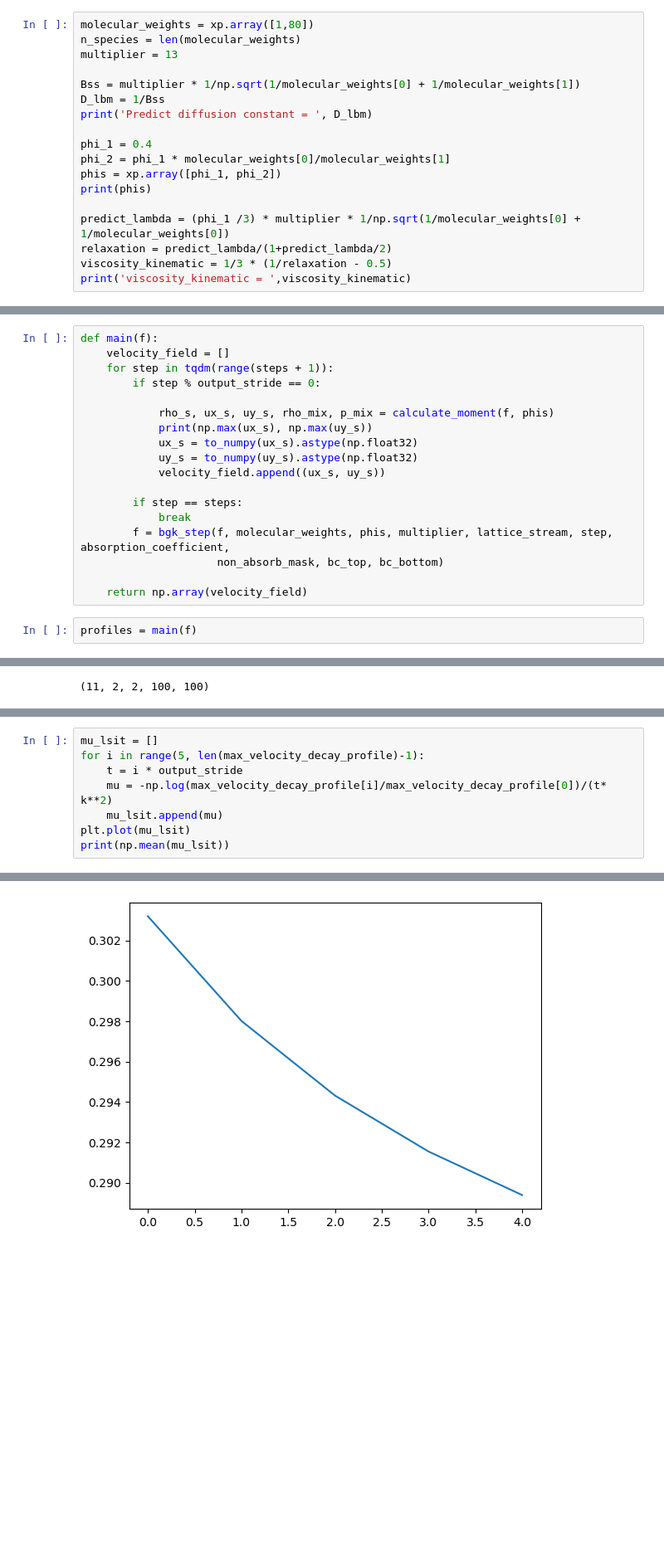
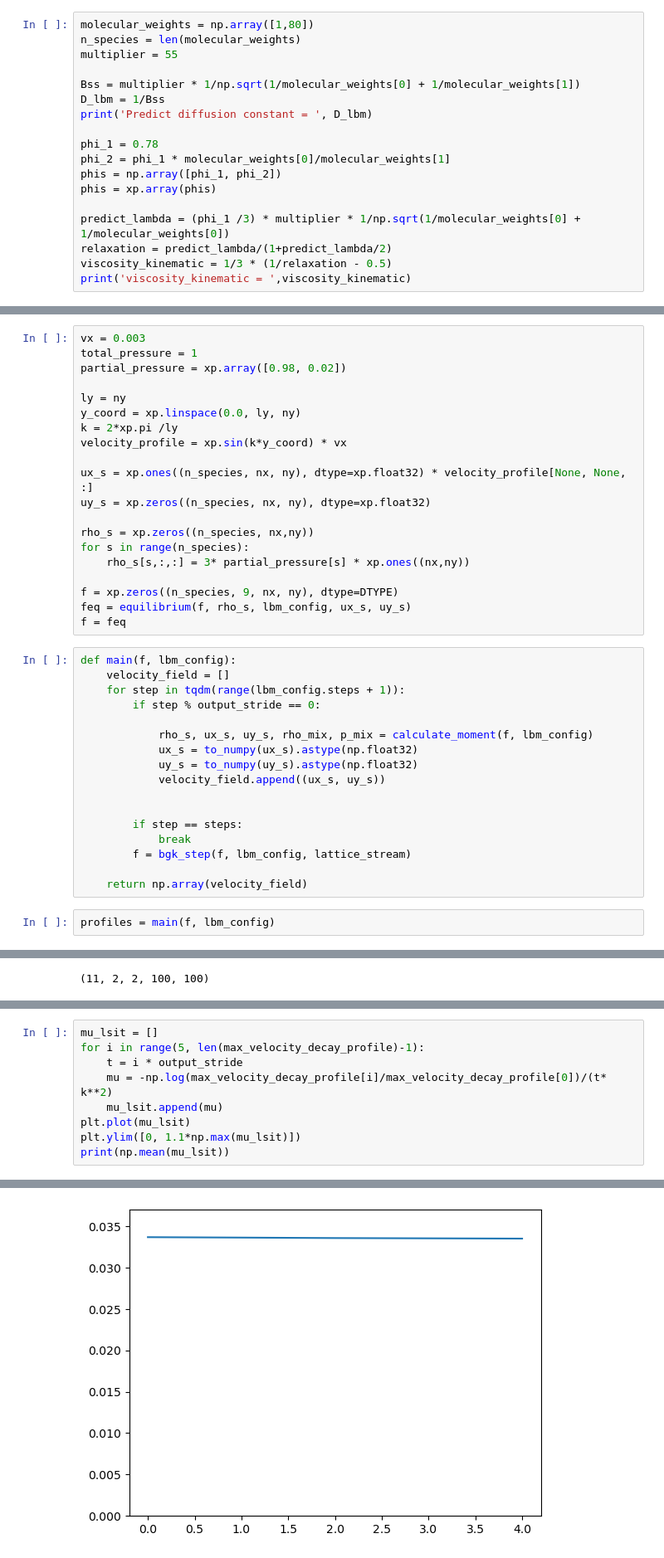
Before and after one commit to yuchenyan0107/LBM_Diffusion, a Jupyter notebook: 2D_LBM_MS/shear_decay.ipynb, the cells around one changed output, grey strips where cells are left out. Shown at 83% size. Saved outputs shown, nothing was run; the diff lists cells and outputs as text; blank space fills up the shorter version.

Commit message:
shear flow + absorption

```diff
--- a/2D_LBM_MS/shear_decay.ipynb
+++ b/2D_LBM_MS/shear_decay.ipynb
@@ -15,18 +15,18 @@ ny = 100
 steps = 5000
 output_stride = 500
 # %%
-molecular_weights = xp.array([1,80])
+molecular_weights = np.array([1,80])
 n_species = len(molecular_weights)
-multiplier = 13
+multiplier = 55
 
 Bss = multiplier * 1/np.sqrt(1/molecular_weights[0] + 1/molecular_weights[1])
 D_lbm = 1/Bss
 print('Predict diffusion constant = ', D_lbm)
 
-phi_1 = 0.4
+phi_1 = 0.78
 phi_2 = phi_1 * molecular_weights[0]/molecular_weights[1]
-phis = xp.array([phi_1, phi_2])
-print(phis)
+phis = np.array([phi_1, phi_2])
+phis = xp.array(phis)
 
 predict_lambda = (phi_1 /3) * multiplier * 1/np.sqrt(1/molecular_weights[0] + 1/molecular_weights[0])
 relaxation = predict_lambda/(1+predict_lambda/2)
@@ -93,20 +80,39 @@ bc_top = (b1, b2, b3, reflection_boundary)
+# %%
+vx = 0.003
+total_pressure = 1
+partial_pressure = xp.array([0.98, 0.02])
+
+ly = ny
+y_coord = xp.linspace(0.0, ly, ny)
+k = 2*xp.pi /ly
+velocity_profile = xp.sin(k*y_coord) * vx
+
+ux_s = xp.ones((n_species, nx, ny), dtype=xp.float32) * velocity_profile[None, None, :]
+uy_s = xp.zeros((n_species, nx, ny), dtype=xp.float32)
+
+rho_s = xp.zeros((n_species, nx,ny))
+for s in range(n_species):
+    rho_s[s,:,:] = 3* partial_pressure[s] * xp.ones((nx,ny))
+
+f = xp.zeros((n_species, 9, nx, ny), dtype=DTYPE)
+feq = equilibrium(f, rho_s, lbm_config, ux_s, uy_s)
+f = feq
 # %%
-def main(f):
+def main(f, lbm_config):
     velocity_field = []
-    for step in tqdm(range(steps + 1)):
+    for step in tqdm(range(lbm_config.steps + 1)):
         if step % output_stride == 0:
 
-            rho_s, ux_s, uy_s, rho_mix, p_mix = calculate_moment(f, phis)
-            print(np.max(ux_s), np.max(uy_s))
+            rho_s, ux_s, uy_s, rho_mix, p_mix = calculate_moment(f, lbm_config)
             ux_s = to_numpy(ux_s).astype(np.float32)
             uy_s = to_numpy(uy_s).astype(np.float32)
             velocity_field.append((ux_s, uy_s))
 
+
         if step == steps:
             break
-        f = bgk_step(f, molecular_weights, phis, multiplier, lattice_stream, step, absorption_coefficient,
-                     non_absorb_mask, bc_top, bc_bottom)
+        f = bgk_step(f, lbm_config, lattice_stream)
 
     return np.array(velocity_field)
 # %%
-profiles = main(f)
+profiles = main(f, lbm_config)
@@ -144,5 +147,6 @@ for i in range(5, len(max_velocity_decay_profile)-1):
     mu = -np.log(max_velocity_decay_profile[i]/max_velocity_decay_profile[0])/(t* k**2)
     mu_lsit.append(mu)
 plt.plot(mu_lsit)
+plt.ylim([0, 1.1*np.max(mu_lsit)])
 print(np.mean(mu_lsit))
 # %% [output]
@@ -150 +154 @@ print(np.mean(mu_lsit))
-[figure, old version]
+[figure, new version]
```
Also changed, not shown: parts of 9 cells of this notebook, 10 other files.
